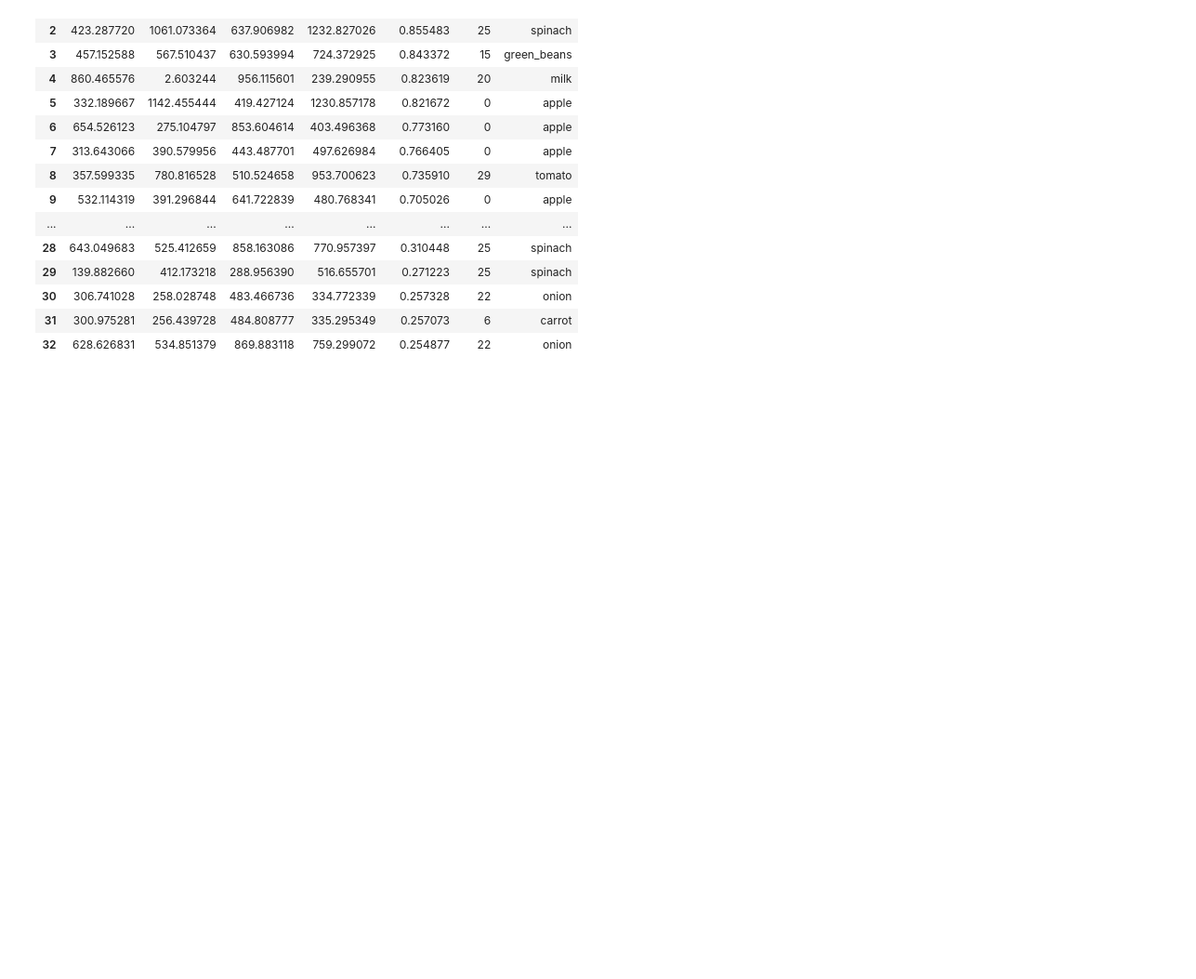
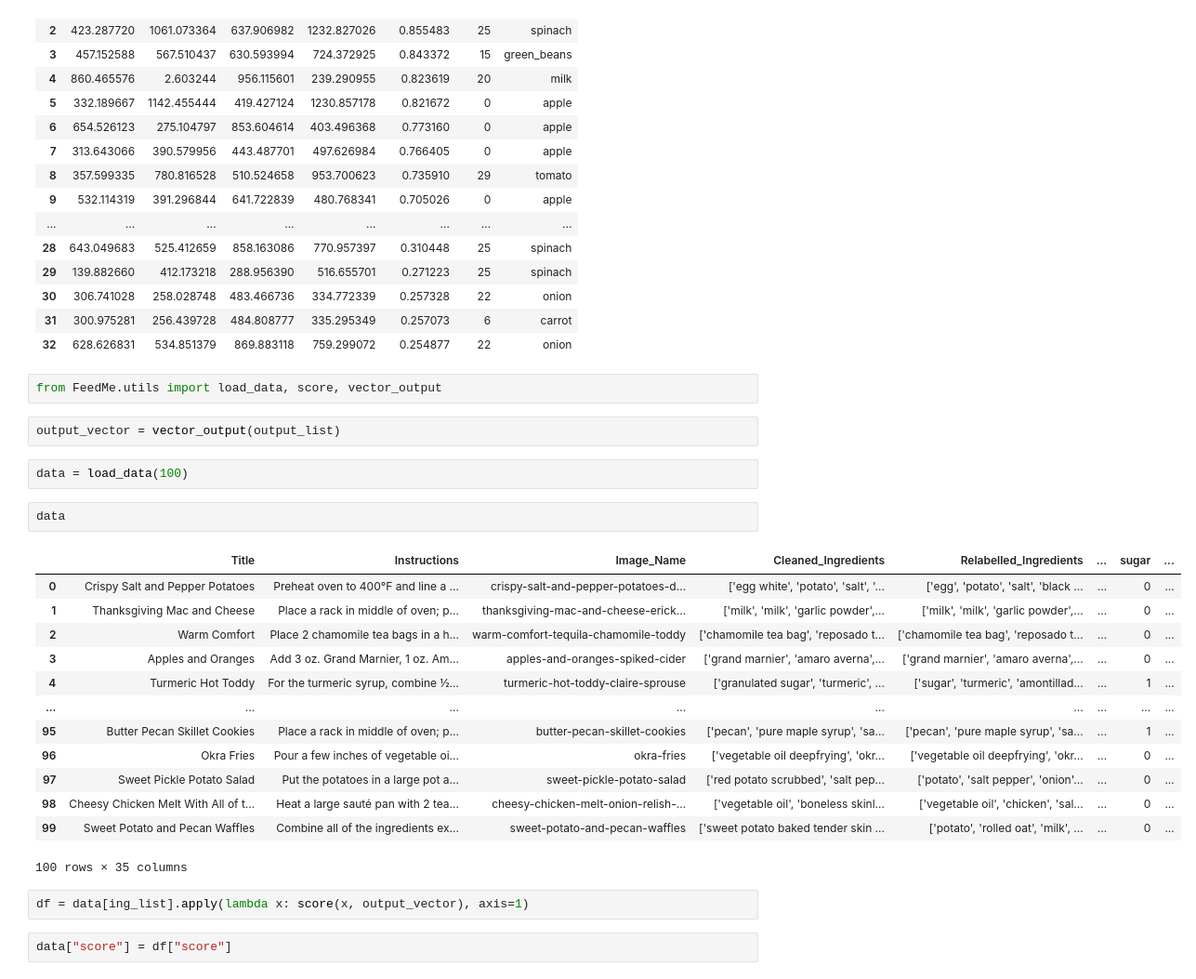
Before and after one commit to mjaber95/FeedMe, a Jupyter notebook: notebooks/mamdouh-yolo.ipynb, the cells around one changed output. Shown at 93% size. Cells and saved outputs as stored; diff of their text form; blank space fills up the shorter version.

```diff
--- a/notebooks/mamdouh-yolo.ipynb
+++ b/notebooks/mamdouh-yolo.ipynb
@@ -158,3 +158,29 @@ results.pandas().xyxy[0]
 | 30 | 306.741028 | 258.028748 | 483.466736 | 334.772339 | 0.257328 | 22 | onion |
 | 31 | 300.975281 | 256.439728 | 484.808777 | 335.295349 | 0.257073 | 6 | carrot |
 | 32 | 628.626831 | 534.851379 | 869.883118 | 759.299072 | 0.254877 | 22 | onion |
+# %%
+from FeedMe.utils import load_data, score, vector_output
+# %%
+output_vector = vector_output(output_list)
+# %%
+data = load_data(100)
+# %%
+data
+# %% [output]
+|  | Title | Instructions | Image_Name | Cleaned_Ingredients | Relabelled_Ingredients | ... | sugar | ... |
+| 0 | Crispy Salt and Pepper Potatoes | Preheat oven to 400°F and line a ... | crispy-salt-and-pepper-potatoes-d... | ['egg white', 'potato', 'salt', '... | ['egg', 'potato', 'salt', 'black ... | ... | 0 | ... |
+| 1 | Thanksgiving Mac and Cheese | Place a rack in middle of oven; p... | thanksgiving-mac-and-cheese-erick... | ['milk', 'milk', 'garlic powder',... | ['milk', 'milk', 'garlic powder',... | ... | 0 | ... |
+| 2 | Warm Comfort | Place 2 chamomile tea bags in a h... | warm-comfort-tequila-chamomile-toddy | ['chamomile tea bag', 'reposado t... | ['chamomile tea bag', 'reposado t... | ... | 0 | ... |
+| 3 | Apples and Oranges | Add 3 oz. Grand Marnier, 1 oz. Am... | apples-and-oranges-spiked-cider | ['grand marnier', 'amaro averna',... | ['grand marnier', 'amaro averna',... | ... | 0 | ... |
+| 4 | Turmeric Hot Toddy | For the turmeric syrup, combine ½... | turmeric-hot-toddy-claire-sprouse | ['granulated sugar', 'turmeric', ... | ['sugar', 'turmeric', 'amontillad... | ... | 1 | ... |
+| ... | ... | ... | ... | ... | ... | ... | ... | ... |
+| 95 | Butter Pecan Skillet Cookies | Place a rack in middle of oven; p... | butter-pecan-skillet-cookies | ['pecan', 'pure maple syrup', 'sa... | ['pecan', 'pure maple syrup', 'sa... | ... | 1 | ... |
+| 96 | Okra Fries | Pour a few inches of vegetable oi... | okra-fries | ['vegetable oil deepfrying', 'okr... | ['vegetable oil deepfrying', 'okr... | ... | 0 | ... |
+| 97 | Sweet Pickle Potato Salad | Put the potatoes in a large pot a... | sweet-pickle-potato-salad | ['red potato scrubbed', 'salt pep... | ['potato', 'salt pepper', 'onion'... | ... | 0 | ... |
+| 98 | Cheesy Chicken Melt With All of t... | Heat a large sauté pan with 2 tea... | cheesy-chicken-melt-onion-relish-... | ['vegetable oil', 'boneless skinl... | ['vegetable oil', 'chicken', 'sal... | ... | 0 | ... |
+| 99 | Sweet Potato and Pecan Waffles | Combine all of the ingredients ex... | sweet-potato-and-pecan-waffles | ['sweet potato baked tender skin ... | ['potato', 'rolled oat', 'milk', ... | ... | 0 | ... |
+100 rows × 35 columns
+# %%
+df = data[ing_list].apply(lambda x: score(x, output_vector), axis=1)
+# %%
+data["score"] = df["score"]
```
Also changed, not shown: parts of 3 cells of this notebook, 2 other files.
